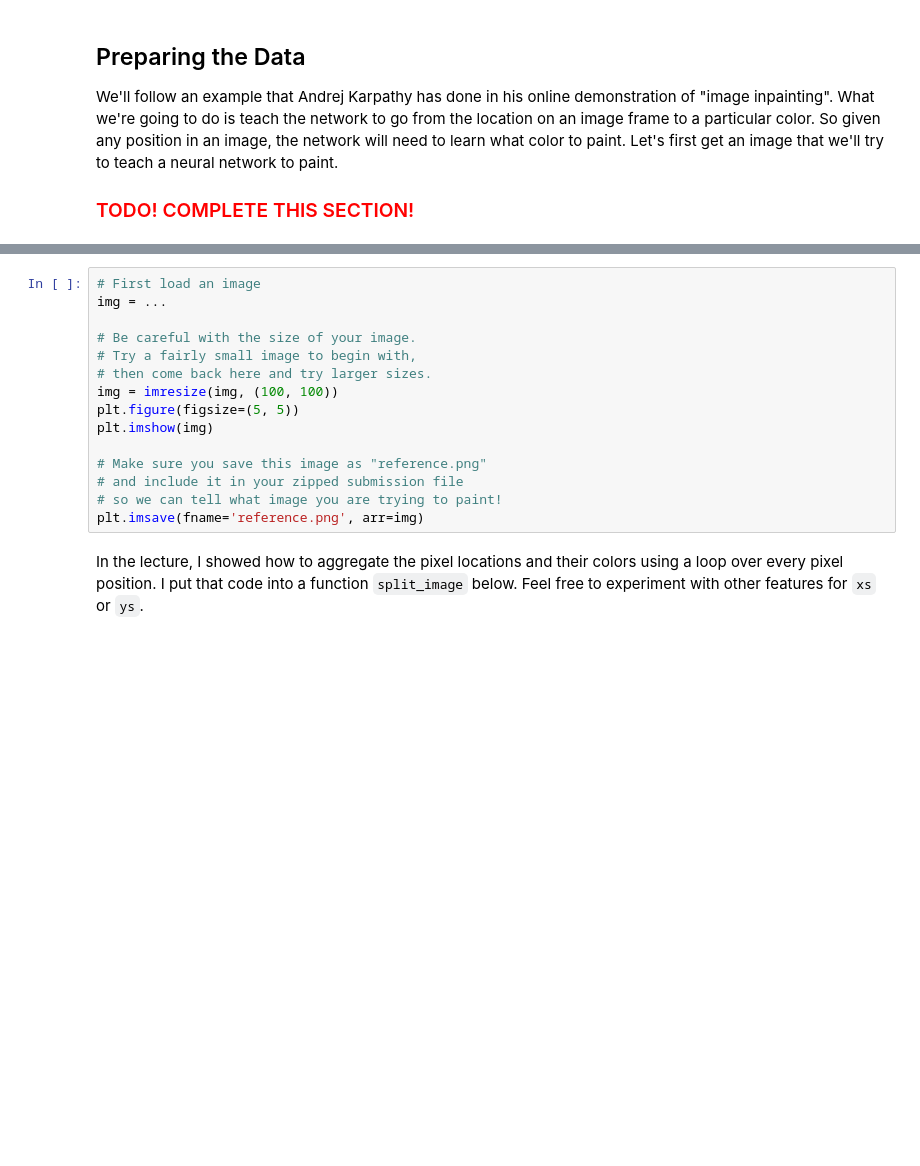
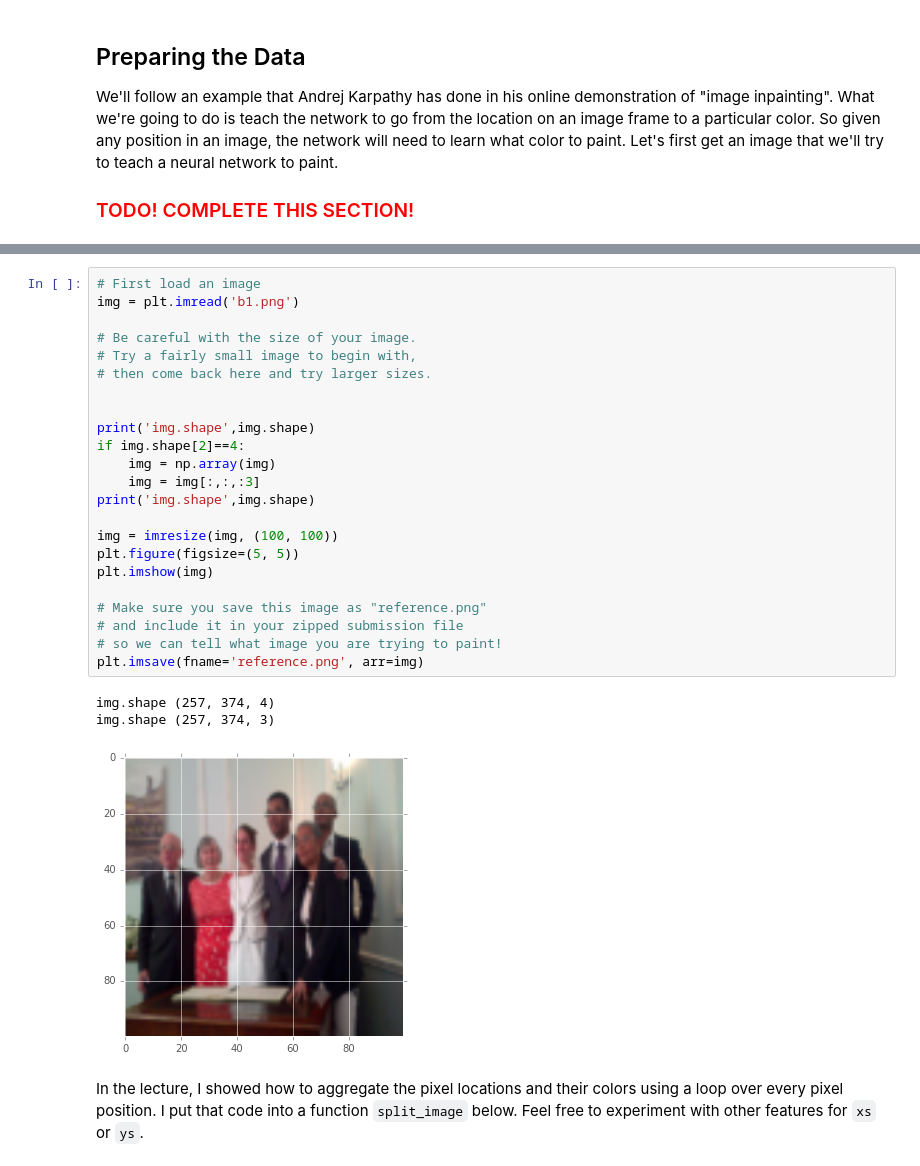
Before and after one commit to rdjondo/CADL, a Jupyter notebook: session-2/session-2.ipynb, the cells around one changed output, grey strips where cells are left out. Drawn from its saved outputs; the diff is of its cells as text; blank space fills up the shorter version.

```diff
--- a/session-2/session-2.ipynb
+++ b/session-2/session-2.ipynb
@@ -342,18 +372,30 @@ We'll follow an example that Andrej Karpathy has done in his online demonstratio
 # %%
 # First load an image
-img = ...
+img = plt.imread('b1.png')
 
 # Be careful with the size of your image.
 # Try a fairly small image to begin with,
 # then come back here and try larger sizes.
+
+
+print('img.shape',img.shape)
+if img.shape[2]==4:
+    img = np.array(img)
+    img = img[:,:,:3]
+print('img.shape',img.shape)
+
 img = imresize(img, (100, 100))
 plt.figure(figsize=(5, 5))
 plt.imshow(img)
 
 # Make sure you save this image as "reference.png"
 # and include it in your zipped submission file
 # so we can tell what image you are trying to paint!
 plt.imsave(fname='reference.png', arr=img)
+# %% [output]
+img.shape (257, 374, 4)
+img.shape (257, 374, 3)
+[figure, added]
 # %% [markdown]
 In the lecture, I showed how to aggregate the pixel locations and their colors using a loop over every pixel position.  I put that code into a function `split_image` below.  Feel free to experiment with other features for `xs` or `ys`.
 # %%
```
Also changed, not shown: parts of 25 cells of this notebook.
